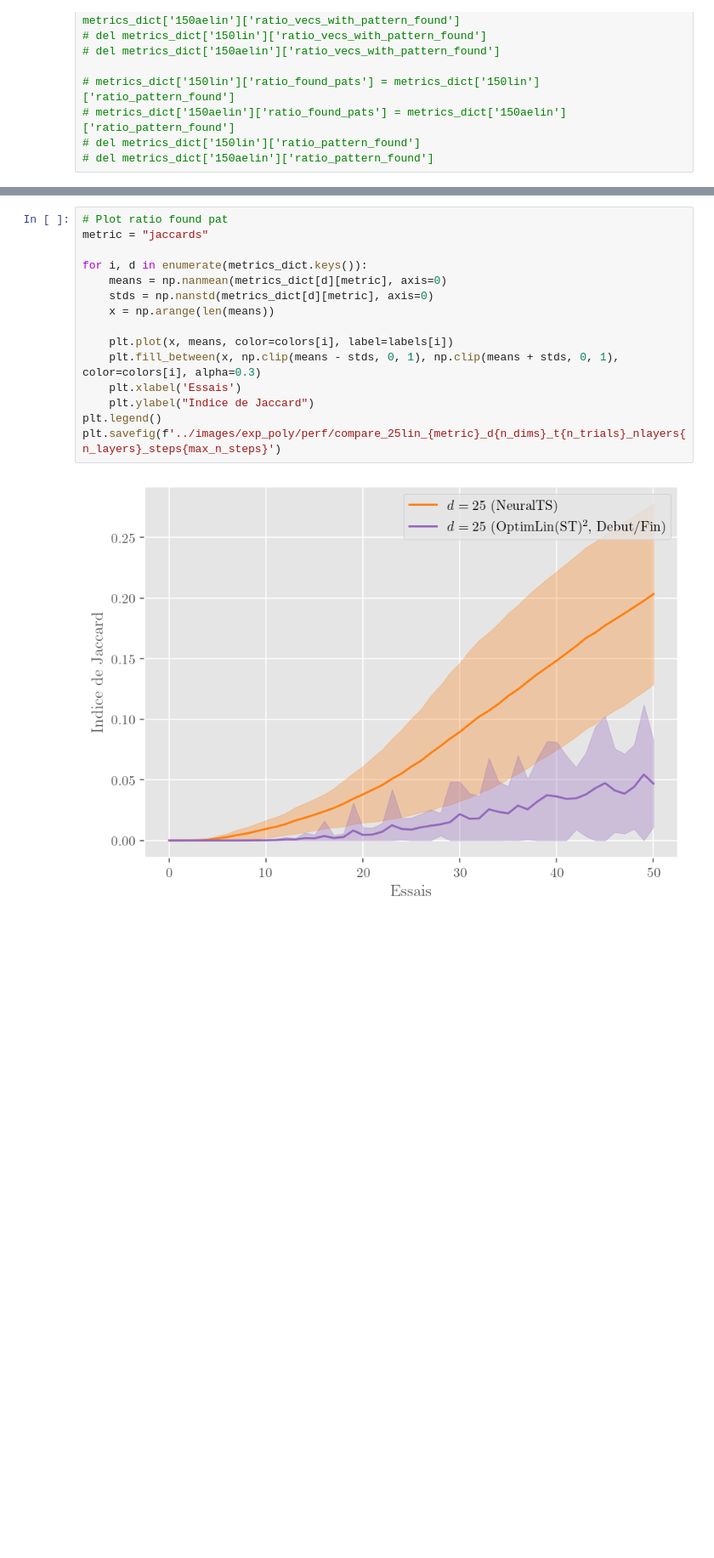
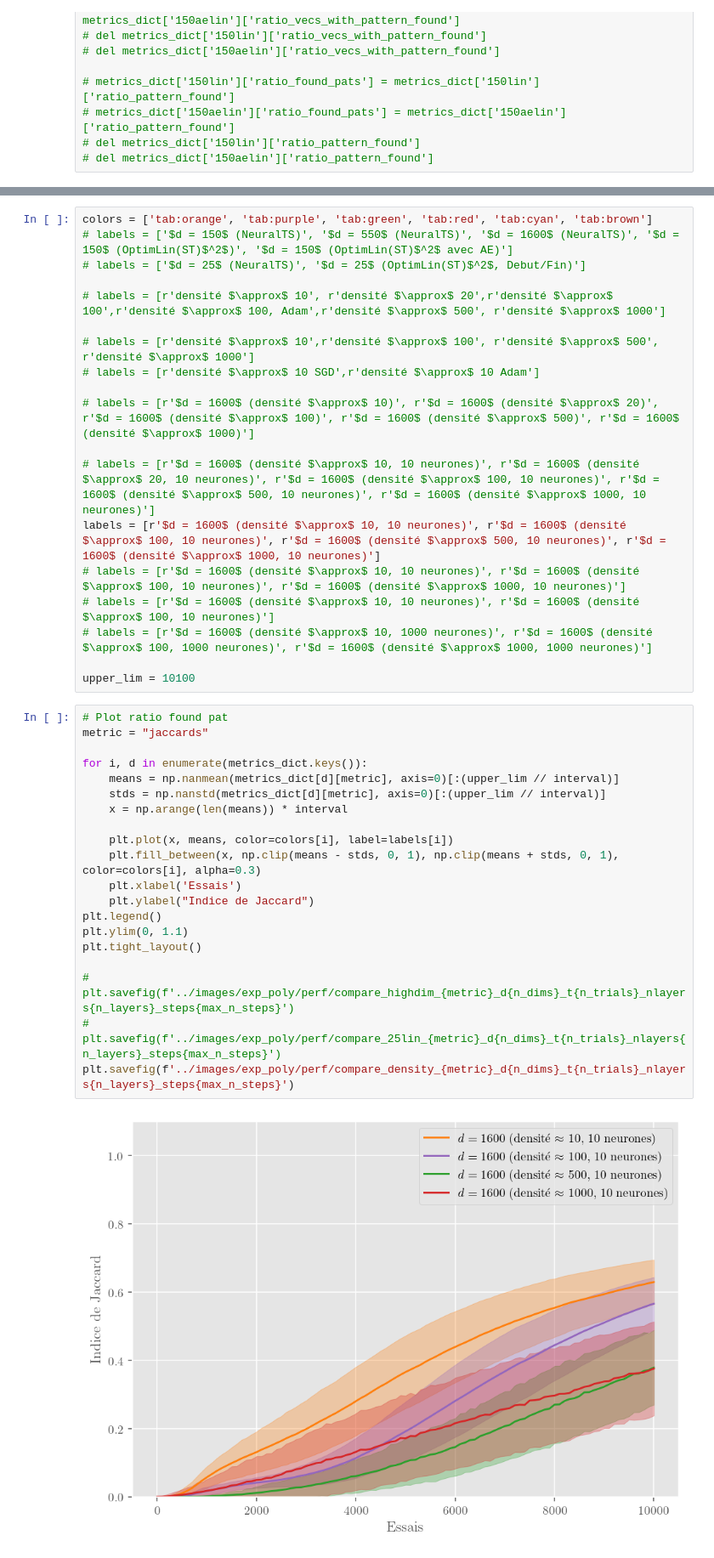
Before and after one commit to Quoding/optimneuralbandits, a Jupyter notebook: testing/viz/vizualize_perf_metrics.ipynb, the cells around one changed output, grey strips where cells are left out. Shown at 85% size. Drawn from its saved outputs; the diff is of its cells as text; blank space fills up the shorter version.

```diff
--- a/testing/viz/vizualize_perf_metrics.ipynb
+++ b/testing/viz/vizualize_perf_metrics.ipynb
@@ -177,20 +192,44 @@ labels = ['$d = 25$ (NeuralTS)', '$d = 25$ (OptimLin(ST)$^2$, Debut/Fin)']
+# %%
+colors = ['tab:orange', 'tab:purple', 'tab:green', 'tab:red', 'tab:cyan', 'tab:brown']
+# labels = ['$d = 150$ (NeuralTS)', '$d = 550$ (NeuralTS)', '$d = 1600$ (NeuralTS)', '$d = 150$ (OptimLin(ST)$^2$)', '$d = 150$ (OptimLin(ST)$^2$ avec AE)']
+# labels = ['$d = 25$ (NeuralTS)', '$d = 25$ (OptimLin(ST)$^2$, Debut/Fin)']
+
+# labels = [r'densité $\approx$ 10', r'densité $\approx$ 20',r'densité $\approx$ 100',r'densité $\approx$ 100, Adam',r'densité $\approx$ 500', r'densité $\approx$ 1000']
+
+# labels = [r'densité $\approx$ 10',r'densité $\approx$ 100', r'densité $\approx$ 500', r'densité $\approx$ 1000']
+# labels = [r'densité $\approx$ 10 SGD',r'densité $\approx$ 10 Adam']
+
+# labels = [r'$d = 1600$ (densité $\approx$ 10)', r'$d = 1600$ (densité $\approx$ 20)', r'$d = 1600$ (densité $\approx$ 100)', r'$d = 1600$ (densité $\approx$ 500)', r'$d = 1600$ (densité $\approx$ 1000)']
+
+# labels = [r'$d = 1600$ (densité $\approx$ 10, 10 neurones)', r'$d = 1600$ (densité $\approx$ 20, 10 neurones)', r'$d = 1600$ (densité $\approx$ 100, 10 neurones)', r'$d = 1600$ (densité $\approx$ 500, 10 neurones)', r'$d = 1600$ (densité $\approx$ 1000, 10 neurones)']
+labels = [r'$d = 1600$ (densité $\approx$ 10, 10 neurones)', r'$d = 1600$ (densité $\approx$ 100, 10 neurones)', r'$d = 1600$ (densité $\approx$ 500, 10 neurones)', r'$d = 1600$ (densité $\approx$ 1000, 10 neurones)']
+# labels = [r'$d = 1600$ (densité $\approx$ 10, 10 neurones)', r'$d = 1600$ (densité $\approx$ 100, 10 neurones)', r'$d = 1600$ (densité $\approx$ 1000, 10 neurones)']
+# labels = [r'$d = 1600$ (densité $\approx$ 10, 10 neurones)', r'$d = 1600$ (densité $\approx$ 100, 10 neurones)']
+# labels = [r'$d = 1600$ (densité $\approx$ 10, 1000 neurones)', r'$d = 1600$ (densité $\approx$ 100, 1000 neurones)', r'$d = 1600$ (densité $\approx$ 1000, 1000 neurones)']
+
+upper_lim = 10100
 # %%
 # Plot ratio found pat
 metric = "jaccards"
 
 for i, d in enumerate(metrics_dict.keys()):
-    means = np.nanmean(metrics_dict[d][metric], axis=0)
-    stds = np.nanstd(metrics_dict[d][metric], axis=0)
-    x = np.arange(len(means))
+    means = np.nanmean(metrics_dict[d][metric], axis=0)[:(upper_lim // interval)]
+    stds = np.nanstd(metrics_dict[d][metric], axis=0)[:(upper_lim // interval)]
+    x = np.arange(len(means)) * interval
 
     plt.plot(x, means, color=colors[i], label=labels[i])
     plt.fill_between(x, np.clip(means - stds, 0, 1), np.clip(means + stds, 0, 1), color=colors[i], alpha=0.3)
     plt.xlabel('Essais')
     plt.ylabel("Indice de Jaccard")
 plt.legend()
-plt.savefig(f'../images/exp_poly/perf/compare_25lin_{metric}_d{n_dims}_t{n_trials}_nlayers{n_layers}_steps{max_n_steps}')
+plt.ylim(0, 1.1)
+plt.tight_layout()
+
+# plt.savefig(f'../images/exp_poly/perf/compare_highdim_{metric}_d{n_dims}_t{n_trials}_nlayers{n_layers}_steps{max_n_steps}')
+# plt.savefig(f'../images/exp_poly/perf/compare_25lin_{metric}_d{n_dims}_t{n_trials}_nlayers{n_layers}_steps{max_n_steps}')
+plt.savefig(f'../images/exp_poly/perf/compare_density_{metric}_d{n_dims}_t{n_trials}_nlayers{n_layers}_steps{max_n_steps}')
 # %% [output]
-[figure, old version]
+[figure, new version]
 # %%
 # Plot ratio found pat
 metric = "ratio_app"
```
Also changed, not shown: parts of 9 cells of this notebook, 6 other files.
